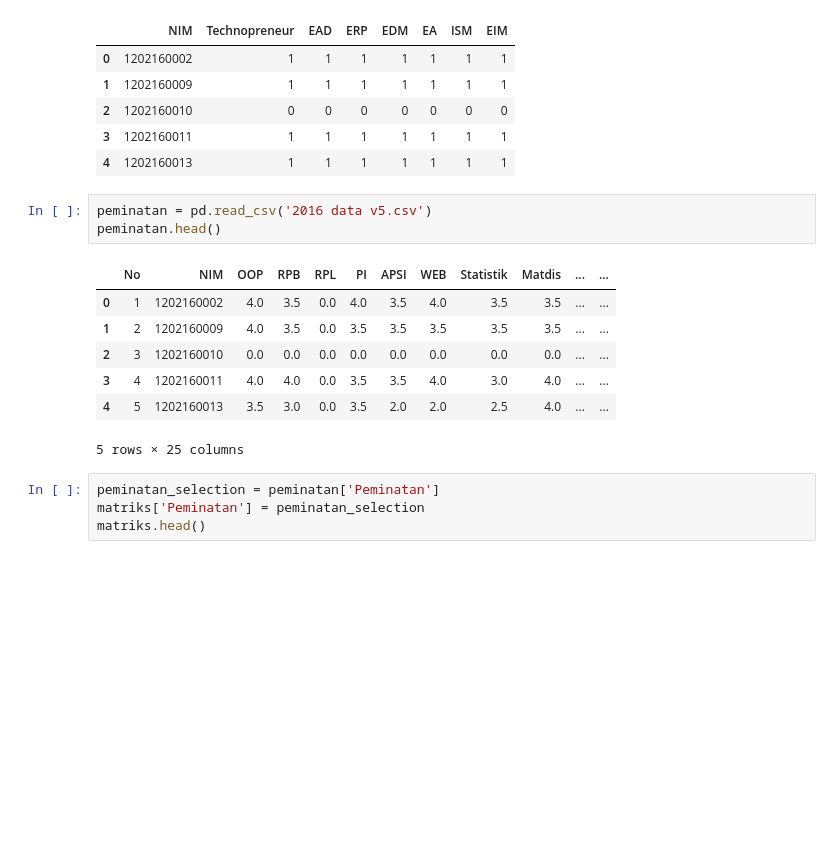
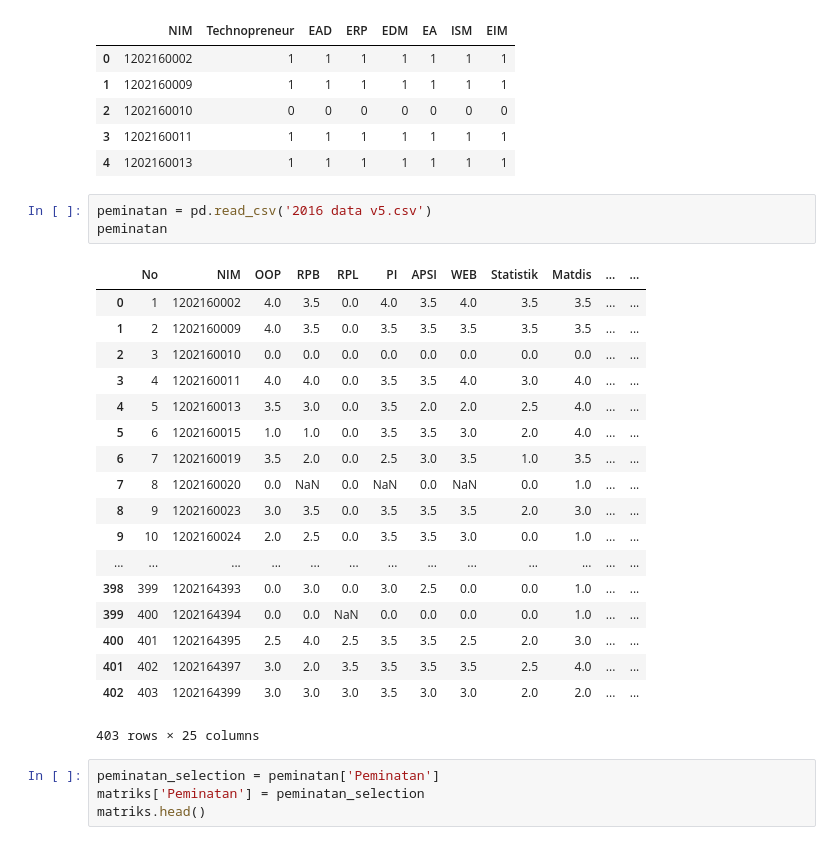
Before and after one commit to zasiem/Pekerti, a Jupyter notebook: Cluster_v1.ipynb, the cells around one changed output. Cells and saved outputs as stored; diff of their text form; blank space fills up the shorter version.

```diff
--- a/Cluster_v1.ipynb
+++ b/Cluster_v1.ipynb
@@ -173,15 +173,26 @@ matriks.head()
 | 4 | 1202160013 | 1 | 1 | 1 | 1 | 1 | 1 | 1 |
 # %%
 peminatan = pd.read_csv('2016 data v5.csv')
-peminatan.head()
+peminatan
 # %% [output]
 |  | No | NIM | OOP | RPB | RPL | PI | APSI | WEB | Statistik | Matdis | ... | ... |
 | 0 | 1 | 1202160002 | 4.0 | 3.5 | 0.0 | 4.0 | 3.5 | 4.0 | 3.5 | 3.5 | ... | ... |
 | 1 | 2 | 1202160009 | 4.0 | 3.5 | 0.0 | 3.5 | 3.5 | 3.5 | 3.5 | 3.5 | ... | ... |
 | 2 | 3 | 1202160010 | 0.0 | 0.0 | 0.0 | 0.0 | 0.0 | 0.0 | 0.0 | 0.0 | ... | ... |
 | 3 | 4 | 1202160011 | 4.0 | 4.0 | 0.0 | 3.5 | 3.5 | 4.0 | 3.0 | 4.0 | ... | ... |
 | 4 | 5 | 1202160013 | 3.5 | 3.0 | 0.0 | 3.5 | 2.0 | 2.0 | 2.5 | 4.0 | ... | ... |
+| 5 | 6 | 1202160015 | 1.0 | 1.0 | 0.0 | 3.5 | 3.5 | 3.0 | 2.0 | 4.0 | ... | ... |
+| 6 | 7 | 1202160019 | 3.5 | 2.0 | 0.0 | 2.5 | 3.0 | 3.5 | 1.0 | 3.5 | ... | ... |
+| 7 | 8 | 1202160020 | 0.0 | NaN | 0.0 | NaN | 0.0 | NaN | 0.0 | 1.0 | ... | ... |
+| 8 | 9 | 1202160023 | 3.0 | 3.5 | 0.0 | 3.5 | 3.5 | 3.5 | 2.0 | 3.0 | ... | ... |
+| 9 | 10 | 1202160024 | 2.0 | 2.5 | 0.0 | 3.5 | 3.5 | 3.0 | 0.0 | 1.0 | ... | ... |
+| ... | ... | ... | ... | ... | ... | ... | ... | ... | ... | ... | ... | ... |
+| 398 | 399 | 1202164393 | 0.0 | 3.0 | 0.0 | 3.0 | 2.5 | 0.0 | 0.0 | 1.0 | ... | ... |
+| 399 | 400 | 1202164394 | 0.0 | 0.0 | NaN | 0.0 | 0.0 | 0.0 | 0.0 | 1.0 | ... | ... |
+| 400 | 401 | 1202164395 | 2.5 | 4.0 | 2.5 | 3.5 | 3.5 | 2.5 | 2.0 | 3.0 | ... | ... |
+| 401 | 402 | 1202164397 | 3.0 | 2.0 | 3.5 | 3.5 | 3.5 | 3.5 | 2.5 | 4.0 | ... | ... |
+| 402 | 403 | 1202164399 | 3.0 | 3.0 | 3.0 | 3.5 | 3.0 | 3.0 | 2.0 | 2.0 | ... | ... |
-5 rows × 25 columns
+403 rows × 25 columns
 # %%
 peminatan_selection = peminatan['Peminatan']
 matriks['Peminatan'] = peminatan_selection
```
Also changed, not shown: 17 other files.
